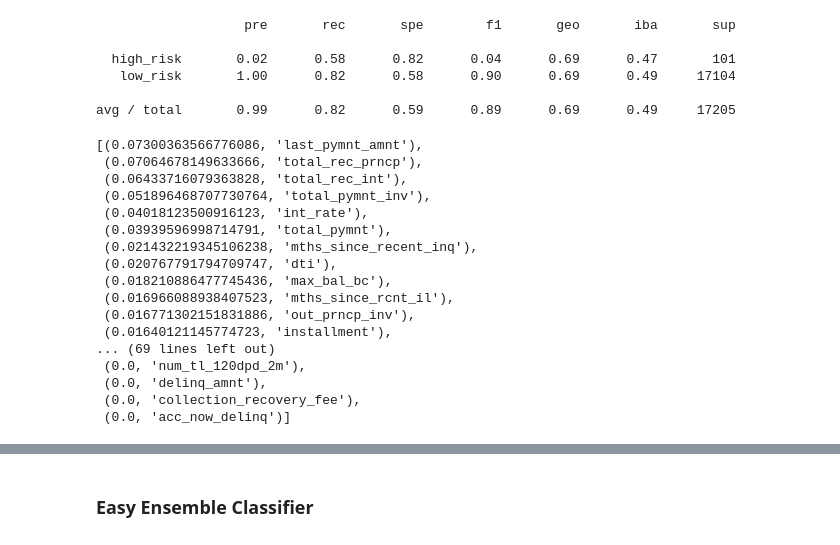
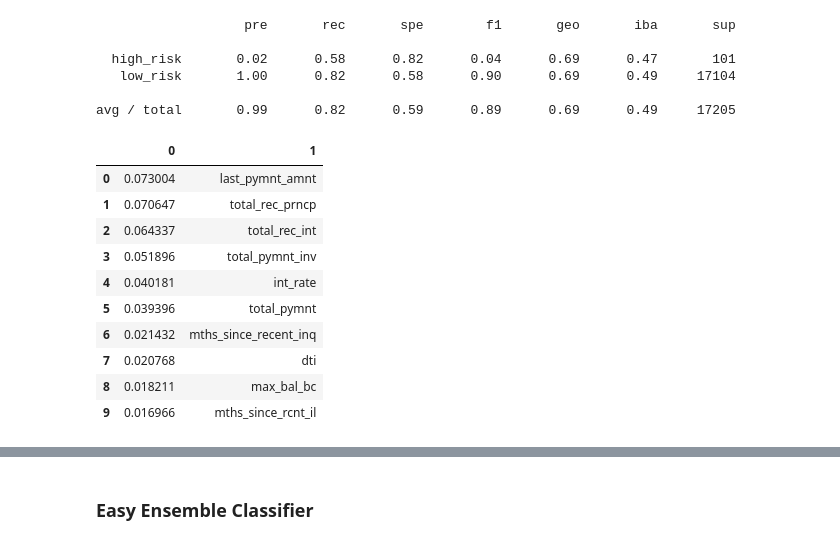
Before and after one commit to Diveride/HW-Machine-Learning-P2P-Risk-Analysis, a Jupyter notebook: credit_risk_ensemble.ipynb, the cells around one changed output, grey strips where cells are left out. Drawn from its saved outputs; the diff is of its cells as text; code cells hidden in the pictures.

Commit message:
last piece of code + answers

```diff
--- a/credit_risk_ensemble.ipynb
+++ b/credit_risk_ensemble.ipynb
@@ -172,24 +173,19 @@ print(classification_report_imbalanced(y_test, y_pred_brf))
 avg / total       0.99      0.82      0.59      0.89      0.69      0.49     17205
 # %%
 # List the features sorted in descending order by feature importance
-sorted(zip(model_brf.feature_importances_, X.columns), reverse=True)
+features_importance = pd.DataFrame (sorted(zip(model_brf.feature_importances_, X.columns), reverse=True))
+features_importance.head(10)
 # %% [output]
-[(0.07300363566776086, 'last_pymnt_amnt'),
- (0.07064678149633666, 'total_rec_prncp'),
- (0.06433716079363828, 'total_rec_int'),
- (0.051896468707730764, 'total_pymnt_inv'),
- (0.04018123500916123, 'int_rate'),
- (0.03939596998714791, 'total_pymnt'),
- (0.021432219345106238, 'mths_since_recent_inq'),
- (0.020767791794709747, 'dti'),
- (0.018210886477745436, 'max_bal_bc'),
- (0.016966088938407523, 'mths_since_rcnt_il'),
- (0.016771302151831886, 'out_prncp_inv'),
- (0.01640121145774723, 'installment'),
-... (69 lines left out)
- (0.0, 'num_tl_120dpd_2m'),
- (0.0, 'delinq_amnt'),
- (0.0, 'collection_recovery_fee'),
- (0.0, 'acc_now_delinq')]
+|  | 0 | 1 |
+| 0 | 0.073004 | last_pymnt_amnt |
+| 1 | 0.070647 | total_rec_prncp |
+| 2 | 0.064337 | total_rec_int |
+| 3 | 0.051896 | total_pymnt_inv |
+| 4 | 0.040181 | int_rate |
+| 5 | 0.039396 | total_pymnt |
+| 6 | 0.021432 | mths_since_recent_inq |
+| 7 | 0.020768 | dti |
+| 8 | 0.018211 | max_bal_bc |
+| 9 | 0.016966 | mths_since_rcnt_il |
 # %%
 # Visualize the features by importance
```
Also changed, not shown: parts of 9 cells of this notebook.
